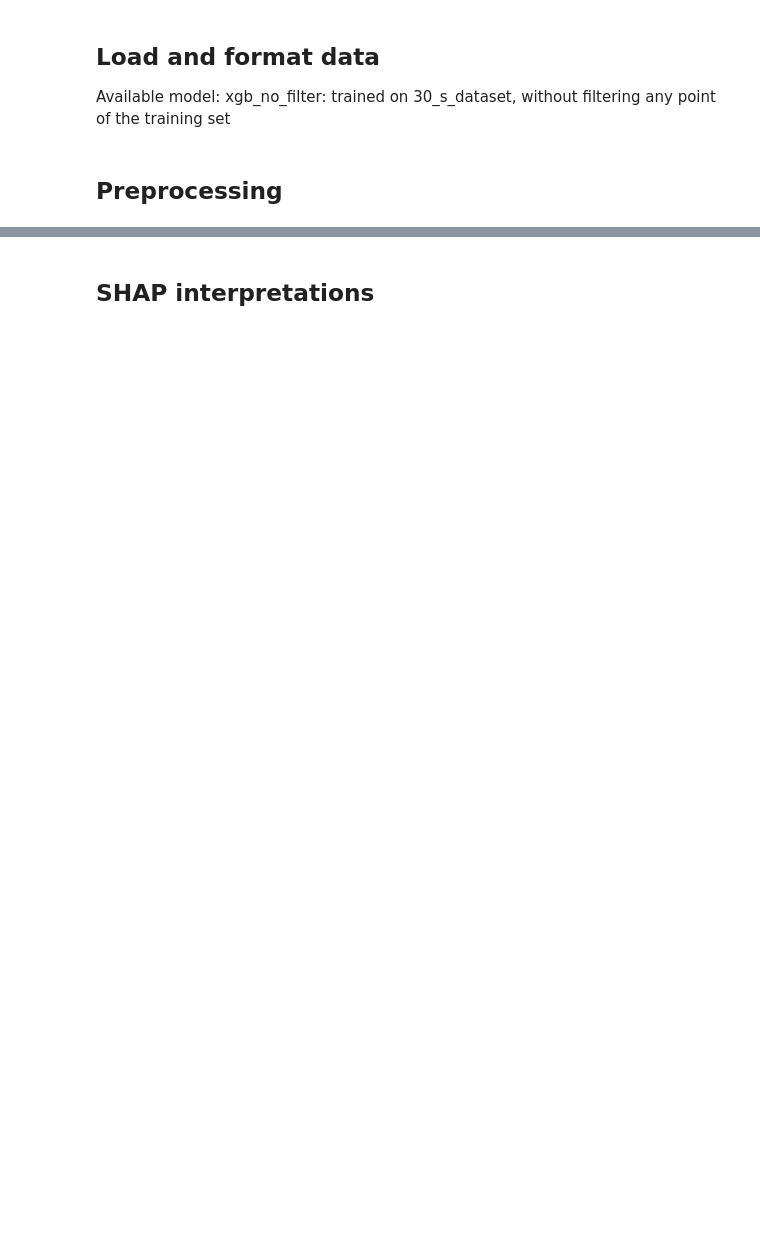
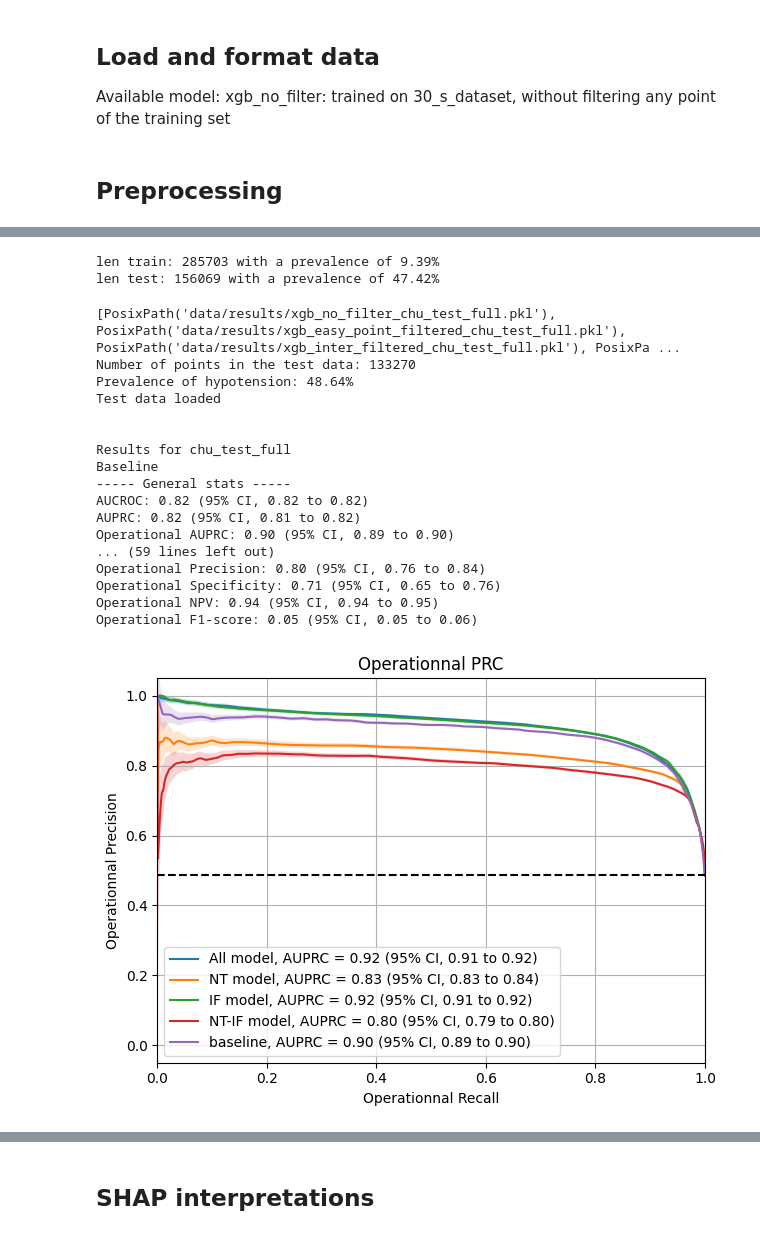
Before and after one commit to BobAubouin/hypotension_pred, a Jupyter notebook: scripts/experiments/show_results.ipynb, the cells around one changed output, grey strips where cells are left out. Saved outputs shown, nothing was run; the diff lists cells and outputs as text; code cells hidden in the pictures; blank space fills up the shorter version.

```diff
--- a/scripts/experiments/show_results.ipynb
+++ b/scripts/experiments/show_results.ipynb
@@ -124,0 +51,66 @@ F1-score: 43.0% (0.4%)
+# %%
+study_name = 'chu_test_full' #test_full, test_no_hypo, test_no_inter, test_no_hypo_no_inter
+#chu_test_full, chu_test_no_hypo, chu_test_no_inter, chu_test_no_hypo_no_inter
+#test_distance_no_hypo_no_inter
+
+data_filter = data.copy()
+train_filter = train.copy()
+if 'no_hypo' in study_name:
+    data_filter = data_filter.query('(ioh_at_time_t == 0) & (ioh_in_leading_time == 0)')
+    train_filter = train_filter.query('(ioh_at_time_t == 0) & (ioh_in_leading_time == 0)')
+if 'no_inter' in study_name:
+    data_filter = data_filter.query('intervention == 0')
+    train_filter = train_filter.query('intervention == 0')
+# data_filter = data_filter.query('intervention == 1')
+# train_filter = train_filter.query('intervention == 1')
+
+if dataset_name == dataset_train_name:
+    train = data_filter.query('split == "train"')
+    test = data_filter.query('split == "test"')
+else:
+    test = data_filter
+
+
+print(f"len train: {len(train)} with a prevalence of {train['label'].mean():.2%}")
+print(f"len test: {len(test)} with a prevalence of {test['label'].mean():.2%}")
+# %% [output]
+len train: 285703 with a prevalence of 9.39%
+len test: 156069 with a prevalence of 47.42%
+# %%
+tester = TestModel(
+    test,
+    train,
+    [model_filename, model_filename_2, model_filename_3, model_filename_4], #  ] #, model_filename_2, model_filename_3,
+    output_name=study_name,
+    plot_name=['All model', 'NT model', 'IF model', 'NT-IF model'] #no_hypo', 'Model no_inter', 'Model no_hypo_ no_inter' 'Model no_hypo', 'Model no_inter',
+    # n_bootstraps=10,
+)
+
+# tester.test_baseline()
+# print(tester.dict_results_baseline["threshold_opt"])
+# for i in range(len(tester.dict_results_baseline["threshold_opt"])):
+#     tester.dict_results_baseline["threshold_opt"][i] = tester.test_data['last_ap_value'].iloc[np.argmin(np.abs(
+#         tester.dict_results_baseline["threshold_opt"][i] - tester.y_pred_baseline))]
+
+
+
+tester.run(False, False) #False, True
+# %% [output]
+[PosixPath('data/results/xgb_no_filter_chu_test_full.pkl'), PosixPath('data/results/xgb_easy_point_filtered_chu_test_full.pkl'), PosixPath('data/results/xgb_inter_filtered_chu_test_full.pkl'), PosixPa ...
+Number of points in the test data: 133270
+Prevalence of hypotension: 48.64%
+Test data loaded
+
+
+Results for chu_test_full
+Baseline
+----- General stats -----
+AUCROC: 0.82 (95% CI, 0.82 to 0.82)
+AUPRC: 0.82 (95% CI, 0.81 to 0.82)
+Operational AUPRC: 0.90 (95% CI, 0.89 to 0.90)
+... (59 lines left out)
+Operational Precision: 0.80 (95% CI, 0.76 to 0.84)
+Operational Specificity: 0.71 (95% CI, 0.65 to 0.76)
+Operational NPV: 0.94 (95% CI, 0.94 to 0.95)
+Operational F1-score: 0.05 (95% CI, 0.05 to 0.06)
+[figure, added]
```
Also changed, not shown: parts of 13 cells of this notebook, 8 other files.
